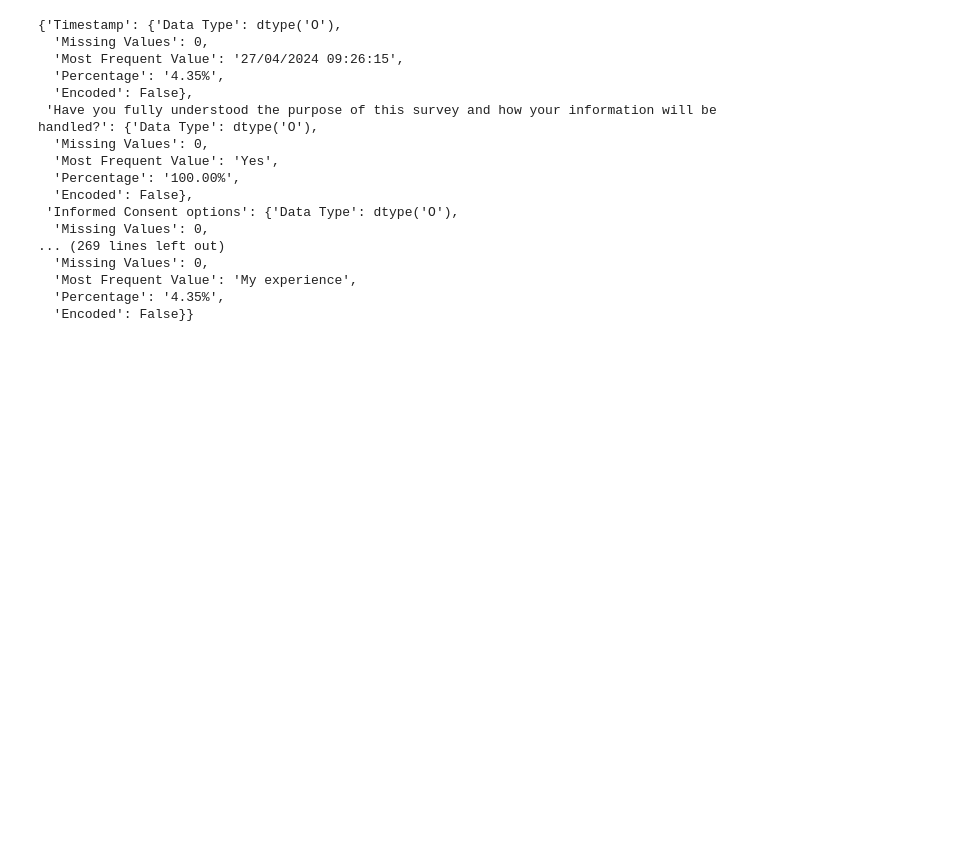
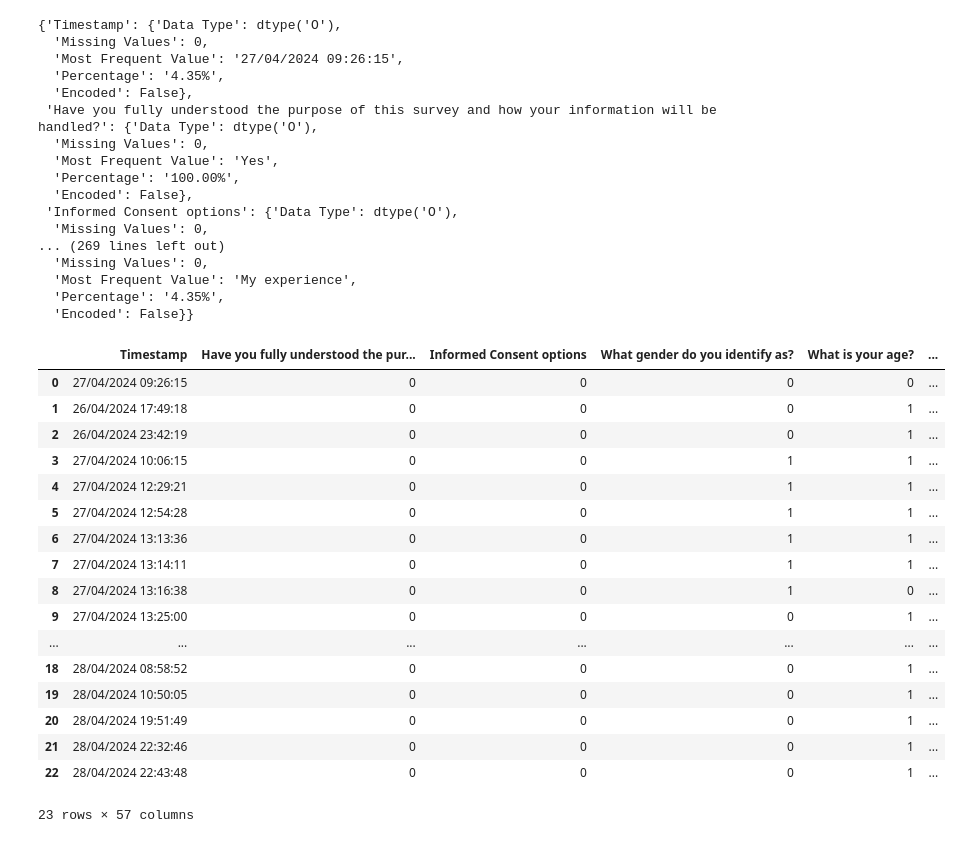
Before and after one commit to Lorraine254/pilotAnalysis, a Jupyter notebook: analysis.ipynb, the cells around one changed output. Cells and saved outputs as stored; diff of their text form; code cells hidden in the pictures; blank space fills up the shorter version.

```diff
--- a/analysis.ipynb
+++ b/analysis.ipynb
@@ -244,3 +244,24 @@ analyzer.summary
   'Most Frequent Value': 'My experience',
   'Percentage': '4.35%',
   'Encoded': False}}
+# %%
+analyzer.df
+# %% [output]
+|  | Timestamp | Have you fully understood the pur... | Informed Consent options | What gender do you identify as? | What is your age? | ... |
+| 0 | 27/04/2024 09:26:15 | 0 | 0 | 0 | 0 | ... |
+| 1 | 26/04/2024 17:49:18 | 0 | 0 | 0 | 1 | ... |
+| 2 | 26/04/2024 23:42:19 | 0 | 0 | 0 | 1 | ... |
+| 3 | 27/04/2024 10:06:15 | 0 | 0 | 1 | 1 | ... |
+| 4 | 27/04/2024 12:29:21 | 0 | 0 | 1 | 1 | ... |
+| 5 | 27/04/2024 12:54:28 | 0 | 0 | 1 | 1 | ... |
+| 6 | 27/04/2024 13:13:36 | 0 | 0 | 1 | 1 | ... |
+| 7 | 27/04/2024 13:14:11 | 0 | 0 | 1 | 1 | ... |
+| 8 | 27/04/2024 13:16:38 | 0 | 0 | 1 | 0 | ... |
+| 9 | 27/04/2024 13:25:00 | 0 | 0 | 0 | 1 | ... |
+| ... | ... | ... | ... | ... | ... | ... |
+| 18 | 28/04/2024 08:58:52 | 0 | 0 | 0 | 1 | ... |
+| 19 | 28/04/2024 10:50:05 | 0 | 0 | 0 | 1 | ... |
+| 20 | 28/04/2024 19:51:49 | 0 | 0 | 0 | 1 | ... |
+| 21 | 28/04/2024 22:32:46 | 0 | 0 | 0 | 1 | ... |
+| 22 | 28/04/2024 22:43:48 | 0 | 0 | 0 | 1 | ... |
+23 rows × 57 columns
```
Also changed, not shown: parts of 1 cell of this notebook, 1 other file.
